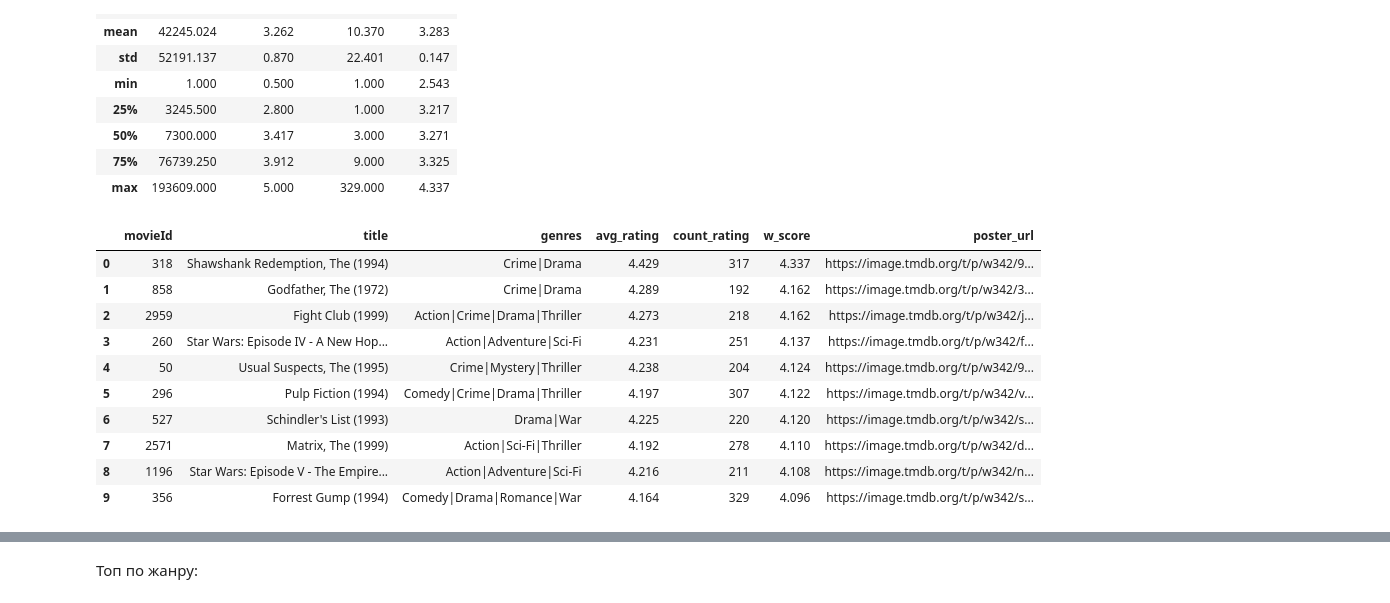
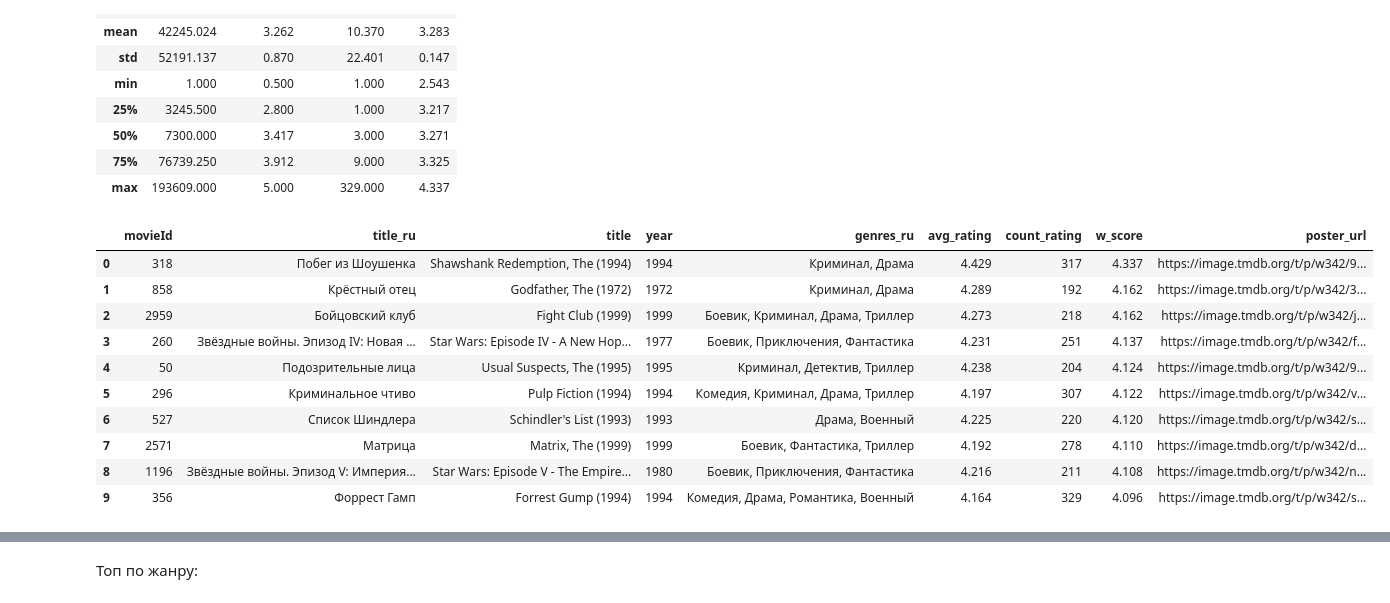
Before and after one commit to Arkturiuso/OPBD_object_area_description, a Jupyter notebook: film_project/film-recommendation-system.ipynb, the cells around one changed output, grey strips where cells are left out. Cells and saved outputs as stored; diff of their text form; code cells hidden in the pictures.

```diff
--- a/film_project/film-recommendation-system.ipynb
+++ b/film_project/film-recommendation-system.ipynb
@@ -44,8 +53,10 @@ RANDOM_STATE = 42
 # %%
-movies = pd.read_csv("movies.csv")
-photo = pd.read_csv("photo.csv")
+movies = pd.read_csv(os.path.join(DATA_DIR, "movies.csv"))
+photo = pd.read_csv(os.path.join(DATA_DIR, "photo.csv"))
+# Год приходит как 1995.0 - приводим к целому
+movies["year"] = movies["year"].astype("Int64")
 
-ratings_file = sorted(glob.glob("ratings.csv"))[0]
+ratings_file = sorted(glob.glob(os.path.join(DATA_DIR, "rating*.csv")))[0]
 print("Файл оценок:", ratings_file)
 ratings = pd.read_csv(ratings_file)
 
@@ -181,21 +190,44 @@ $$WR = \frac{v}{v+m}\cdot R + \frac{m}{v+m}\cdot C$$
 # %%
+# Средний балл и число оценок по каждому фильму
 movie_stats = (df.groupby("movieId")
                  .agg(avg_rating=("rating", "mean"), count_rating=("rating", "count"))
                  .reset_index())
 
+# m - порог доверия, C - средний рейтинг по всем фильмам
 v = movie_stats["count_rating"]
 R = movie_stats["avg_rating"]
 m = v.quantile(0.90)
 C = R.mean()
+# Формула IMDb: мало оценок - балл ближе к среднему C
 movie_stats["w_score"] = (v * R + m * C) / (v + m)
 print(f"m (порог доверия) = {m:.0f},  C (средний рейтинг) = {C:.3f}")
 
-catalog = (movies.merge(photo[["movieId", "poster_url"]], on="movieId", how="left")
+# Подключаем русские названия и описания из movies_ru.csv
+ru_path = os.path.join(DATA_DIR, "movies_ru.csv")
+if os.path.exists(ru_path):
+    movies = movies.merge(pd.read_csv(ru_path), on="movieId", how="left")
+else:
+    movies["title_ru"] = movies["title"]
+    movies["overview_ru"] = ""
+
+# Если русского названия нет - оставляем оригинальное
+movies["title_ru"] = movies["title_ru"].fillna("").astype(str)
+empty = movies["title_ru"].str.strip() == ""
+movies.loc[empty, "title_ru"] = movies.loc[empty, "title"]
+movies["overview_ru"] = movies["overview_ru"].fillna("")
+movies["genres_ru"] = movies["genres"].fillna("").apply(genre_ru)
+
+# Собираем каталог: фильмы, постеры, описания, рейтинги
+catalog = (movies.merge(photo[["movieId", "poster_url", "overview"]], on="movieId", how="left")
                  .merge(movie_stats, on="movieId", how="left"))
 catalog["poster_url"] = catalog["poster_url"].fillna("")
+catalog["overview"] = catalog["overview"].fillna("")
 catalog["count_rating"] = catalog["count_rating"].fillna(0).astype(int)
+catalog["avg_rating"] = catalog["avg_rating"].fillna(0.0)
+catalog["w_score"] = catalog["w_score"].fillna(0.0)
 catalog = catalog.set_index("movieId", drop=False)
 
+# Смотрим средние, разброс и максимум
 movie_stats.describe()
 # %% [output]
 m (порог доверия) = 27,  C (средний рейтинг) = 3.262
@@ -210,26 +242,31 @@ m (порог доверия) = 27,  C (средний рейтинг) = 3.262
 | max | 193609.000 | 5.000 | 329.000 | 4.337 |
 # %%
 def popular_movies(n=10, genre=None, min_votes=0):
-    """Топ-N популярных фильмов по взвешенному рейтингу (можно по жанру)."""
+    """Топ-N по взвешенному рейтингу; genre - английский ключ, например 'Comedy'."""
+    # Убираем фильмы с малым числом оценок
     d = catalog[catalog.count_rating > min_votes]
+    # Фильтр по жанру
     if genre:
         d = d[d.genres.str.split("|").apply(lambda g: genre in g)]
-    cols = ["movieId", "title", "genres", "avg_rating", "count_rating", "w_score", "poster_url"]
+    cols = ["movieId", "title_ru", "title", "year", "genres_ru",
+            "avg_rating", "count_rating", "w_score", "poster_url"]
+    # Сортируем по w_score и берём top-n
     return d.sort_values("w_score", ascending=False).head(n)[cols].reset_index(drop=True)
+
 
 top10 = popular_movies(10)
 top10
 # %% [output]
-|  | movieId | title | genres | avg_rating | count_rating | w_score | poster_url |
-| 0 | 318 | Shawshank Redemption, The (1994) | Crime|Drama | 4.429 | 317 | 4.337 | https://image.tmdb.org/t/p/w342/9... |
-| 1 | 858 | Godfather, The (1972) | Crime|Drama | 4.289 | 192 | 4.162 | https://image.tmdb.org/t/p/w342/3... |
-| 2 | 2959 | Fight Club (1999) | Action|Crime|Drama|Thriller | 4.273 | 218 | 4.162 | https://image.tmdb.org/t/p/w342/j... |
-| 3 | 260 | Star Wars: Episode IV - A New Hop... | Action|Adventure|Sci-Fi | 4.231 | 251 | 4.137 | https://image.tmdb.org/t/p/w342/f... |
-| 4 | 50 | Usual Suspects, The (1995) | Crime|Mystery|Thriller | 4.238 | 204 | 4.124 | https://image.tmdb.org/t/p/w342/9... |
-| 5 | 296 | Pulp Fiction (1994) | Comedy|Crime|Drama|Thriller | 4.197 | 307 | 4.122 | https://image.tmdb.org/t/p/w342/v... |
-| 6 | 527 | Schindler's List (1993) | Drama|War | 4.225 | 220 | 4.120 | https://image.tmdb.org/t/p/w342/s... |
-| 7 | 2571 | Matrix, The (1999) | Action|Sci-Fi|Thriller | 4.192 | 278 | 4.110 | https://image.tmdb.org/t/p/w342/d... |
-| 8 | 1196 | Star Wars: Episode V - The Empire... | Action|Adventure|Sci-Fi | 4.216 | 211 | 4.108 | https://image.tmdb.org/t/p/w342/n... |
-| 9 | 356 | Forrest Gump (1994) | Comedy|Drama|Romance|War | 4.164 | 329 | 4.096 | https://image.tmdb.org/t/p/w342/s... |
+|  | movieId | title_ru | title | year | genres_ru | avg_rating | count_rating | w_score | poster_url |
+| 0 | 318 | Побег из Шоушенка | Shawshank Redemption, The (1994) | 1994 | Криминал, Драма | 4.429 | 317 | 4.337 | https://image.tmdb.org/t/p/w342/9... |
+| 1 | 858 | Крёстный отец | Godfather, The (1972) | 1972 | Криминал, Драма | 4.289 | 192 | 4.162 | https://image.tmdb.org/t/p/w342/3... |
+| 2 | 2959 | Бойцовский клуб | Fight Club (1999) | 1999 | Боевик, Криминал, Драма, Триллер | 4.273 | 218 | 4.162 | https://image.tmdb.org/t/p/w342/j... |
+| 3 | 260 | Звёздные войны. Эпизод IV: Новая ... | Star Wars: Episode IV - A New Hop... | 1977 | Боевик, Приключения, Фантастика | 4.231 | 251 | 4.137 | https://image.tmdb.org/t/p/w342/f... |
+| 4 | 50 | Подозрительные лица | Usual Suspects, The (1995) | 1995 | Криминал, Детектив, Триллер | 4.238 | 204 | 4.124 | https://image.tmdb.org/t/p/w342/9... |
+| 5 | 296 | Криминальное чтиво | Pulp Fiction (1994) | 1994 | Комедия, Криминал, Драма, Триллер | 4.197 | 307 | 4.122 | https://image.tmdb.org/t/p/w342/v... |
+| 6 | 527 | Список Шиндлера | Schindler's List (1993) | 1993 | Драма, Военный | 4.225 | 220 | 4.120 | https://image.tmdb.org/t/p/w342/s... |
+| 7 | 2571 | Матрица | Matrix, The (1999) | 1999 | Боевик, Фантастика, Триллер | 4.192 | 278 | 4.110 | https://image.tmdb.org/t/p/w342/d... |
+| 8 | 1196 | Звёздные войны. Эпизод V: Империя... | Star Wars: Episode V - The Empire... | 1980 | Боевик, Приключения, Фантастика | 4.216 | 211 | 4.108 | https://image.tmdb.org/t/p/w342/n... |
+| 9 | 356 | Форрест Гамп | Forrest Gump (1994) | 1994 | Комедия, Драма, Романтика, Военный | 4.164 | 329 | 4.096 | https://image.tmdb.org/t/p/w342/s... |
 # %%
 plt.figure(figsize=(10, 6))
```
Also changed, not shown: parts of 49 cells of this notebook, 10 other files.
